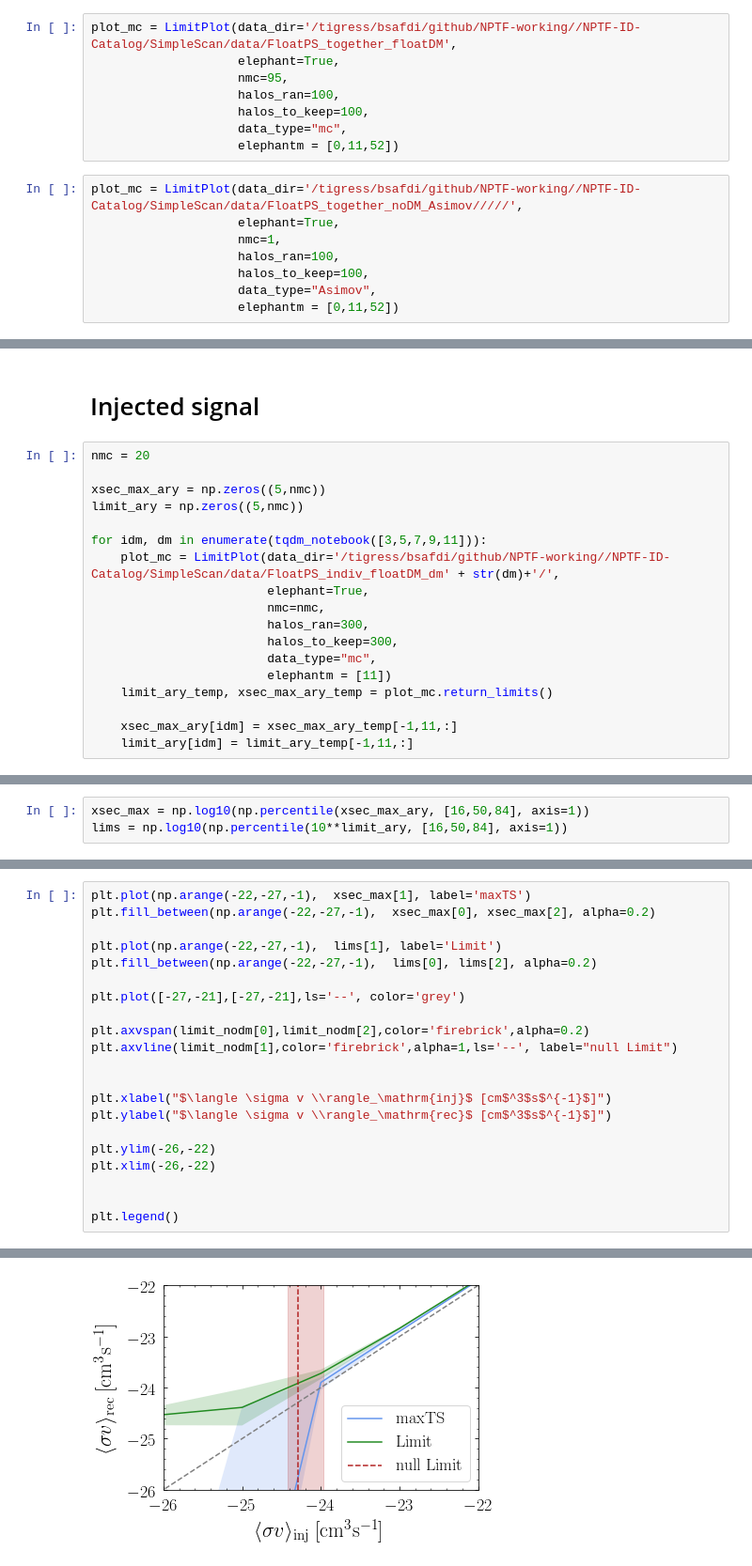
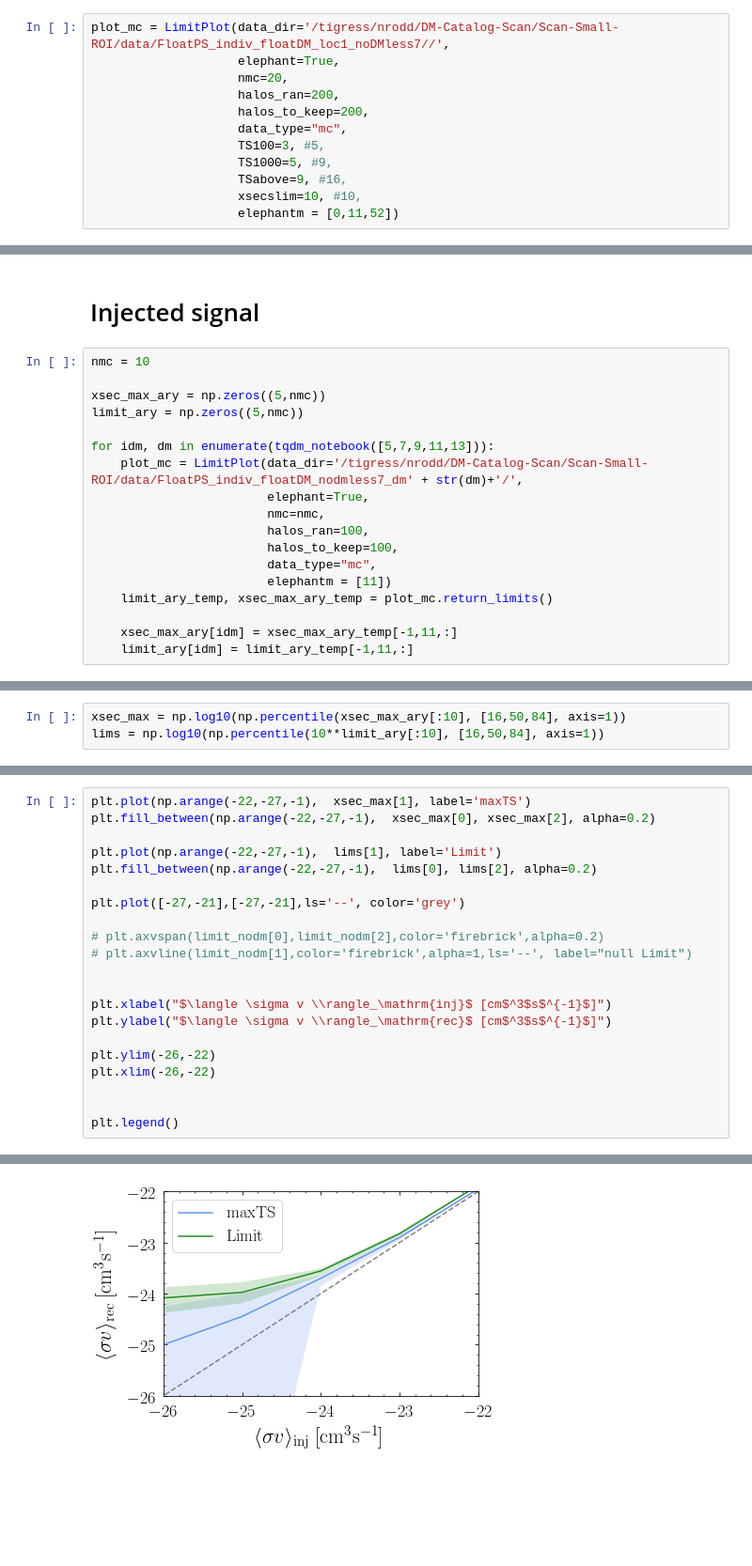
Before and after one commit to jeansom/DM-Catalog-Scan, a Jupyter notebook: Scan-Small-ROI/notebooks/Plot_Elephant-Sid-Cleanup.ipynb, the cells around one changed output, grey strips where cells are left out. Shown at 94% size. Cells and saved outputs as stored; diff of their text form; blank space fills up the shorter version.

```diff
--- a/Scan-Small-ROI/notebooks/Plot_Elephant-Sid-Cleanup.ipynb
+++ b/Scan-Small-ROI/notebooks/Plot_Elephant-Sid-Cleanup.ipynb
@@ -20,21 +20,17 @@ The autoreload extension is already loaded. To reload it, use:
 # %% [markdown]
 First initialize the plotting module and check for any missing files.
 # %%
-plot_mc = LimitPlot(data_dir='/tigress/bsafdi/github/NPTF-working//NPTF-ID-Catalog/SimpleScan/data/FloatPS_together_floatDM',
+plot_mc = LimitPlot(data_dir='/tigress/nrodd/DM-Catalog-Scan/Scan-Small-ROI/data/FloatPS_indiv_floatDM_loc1_noDMless7//',
                     elephant=True,
-                    nmc=95,
-                    halos_ran=100,
-                    halos_to_keep=100,
+                    nmc=20,
+                    halos_ran=200,
+                    halos_to_keep=200,
                     data_type="mc",
+                    TS100=3, #5,
+                    TS1000=5, #9,
+                    TSabove=9, #16,
+                    xsecslim=10, #10,
                     elephantm = [0,11,52])
-# %%
-plot_mc = LimitPlot(data_dir='/tigress/bsafdi/github/NPTF-working//NPTF-ID-Catalog/SimpleScan/data/FloatPS_together_noDM_Asimov/////',
-                    elephant=True,
-                    nmc=1,
-                    halos_ran=100,
-                    halos_to_keep=100,
-                    data_type="Asimov",
-                    elephantm = [0,11,52])
 # %%
 imc_missing, iobj_missing = plot_mc.files_exist()
 # %% [output]
@@ -162,17 +118,17 @@ for midx in [0,11,52]:
 # %% [markdown]
 # Injected signal
 # %%
-nmc = 20
+nmc = 10
 
 xsec_max_ary = np.zeros((5,nmc))
 limit_ary = np.zeros((5,nmc))
 
-for idm, dm in enumerate(tqdm_notebook([3,5,7,9,11])):
-    plot_mc = LimitPlot(data_dir='/tigress/bsafdi/github/NPTF-working//NPTF-ID-Catalog/SimpleScan/data/FloatPS_indiv_floatDM_dm' + str(dm)+'/',
+for idm, dm in enumerate(tqdm_notebook([5,7,9,11,13])):
+    plot_mc = LimitPlot(data_dir='/tigress/nrodd/DM-Catalog-Scan/Scan-Small-ROI/data/FloatPS_indiv_floatDM_nodmless7_dm' + str(dm)+'/',
                         elephant=True,
                         nmc=nmc,
-                        halos_ran=300,
-                        halos_to_keep=300,
+                        halos_ran=100,
+                        halos_to_keep=100,
                         data_type="mc",
                         elephantm = [11])
     limit_ary_temp, xsec_max_ary_temp = plot_mc.return_limits()
@@ -192,3 +138,3 @@ limit_ary_nodm, _ = plot_mc.return_limits()
 # %%
-xsec_max = np.log10(np.percentile(xsec_max_ary, [16,50,84], axis=1))
-lims = np.log10(np.percentile(10**limit_ary, [16,50,84], axis=1))
+xsec_max = np.log10(np.percentile(xsec_max_ary[:10], [16,50,84], axis=1))
+lims = np.log10(np.percentile(10**limit_ary[:10], [16,50,84], axis=1))
@@ -197,24 +141,24 @@ limit_nodm = np.log10(np.percentile(10**limit_ary_nodm[-1,11,:], [16,50,84], axi
 # %%
 plt.plot(np.arange(-22,-27,-1),  xsec_max[1], label='maxTS')
 plt.fill_between(np.arange(-22,-27,-1),  xsec_max[0], xsec_max[2], alpha=0.2)
 
 plt.plot(np.arange(-22,-27,-1),  lims[1], label='Limit')
 plt.fill_between(np.arange(-22,-27,-1),  lims[0], lims[2], alpha=0.2)
 
 plt.plot([-27,-21],[-27,-21],ls='--', color='grey')
 
-plt.axvspan(limit_nodm[0],limit_nodm[2],color='firebrick',alpha=0.2)
-plt.axvline(limit_nodm[1],color='firebrick',alpha=1,ls='--', label="null Limit")
+# plt.axvspan(limit_nodm[0],limit_nodm[2],color='firebrick',alpha=0.2)
+# plt.axvline(limit_nodm[1],color='firebrick',alpha=1,ls='--', label="null Limit")
 
 
 plt.xlabel("$\langle \sigma v \\rangle_\mathrm{inj}$ [cm$^3$s$^{-1}$]")
 plt.ylabel("$\langle \sigma v \\rangle_\mathrm{rec}$ [cm$^3$s$^{-1}$]")
 
 plt.ylim(-26,-22)
 plt.xlim(-26,-22)
 
 
 plt.legend()
 # %% [output]
 <matplotlib.legend.Legend at 0x...>
-[figure, old version]
+[figure, new version]
```
Also changed, not shown: parts of 20 cells of this notebook, 19 other files.
